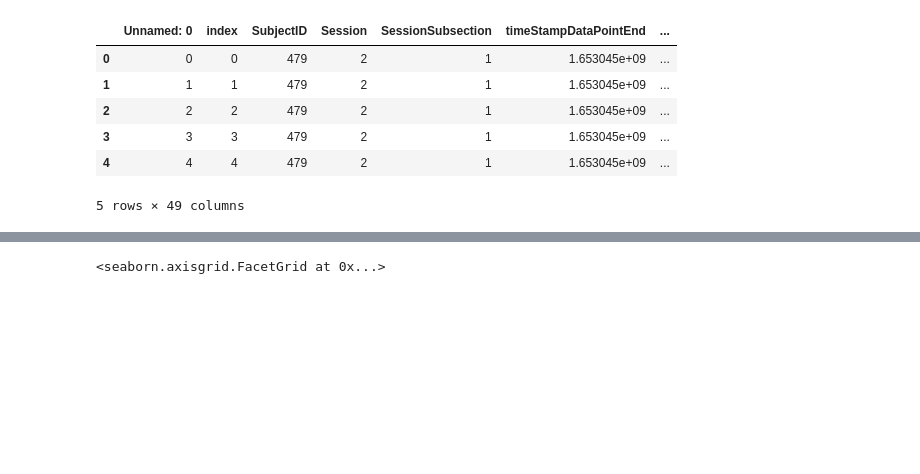
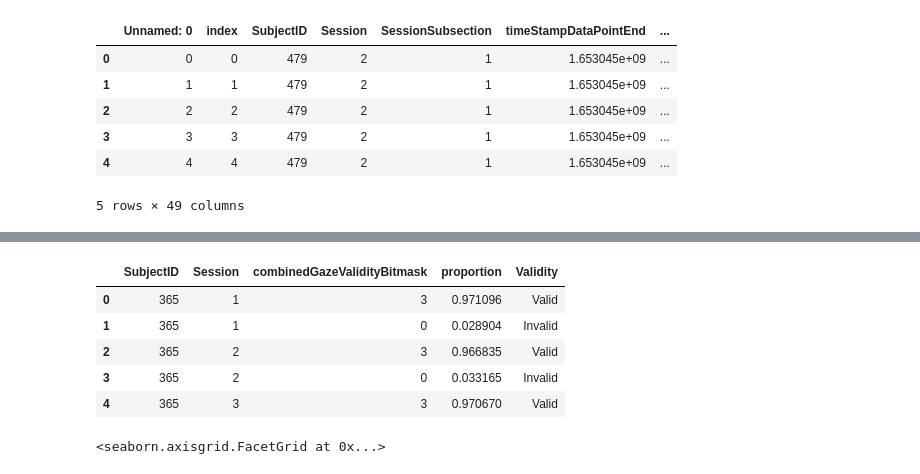
Before and after one commit to tracysanchez/DataAnalysis, a Jupyter notebook: Exp1/Colliderhits/06_Dwelling_Time.ipynb, the cells around one changed output, grey strips where cells are left out. Drawn from its saved outputs; the diff is of its cells as text; code cells hidden in the pictures; blank space fills up the shorter version.

Commit message:
Rain Cloud body face gazes

```diff
--- a/Exp1/Colliderhits/06_Dwelling_Time.ipynb
+++ b/Exp1/Colliderhits/06_Dwelling_Time.ipynb
@@ -41,4 +42,13 @@ Blinks = pd.DataFrame(data_frame.groupby(["SubjectID", "Session"])["combinedGaze
 Blinks.rename(columns ={"combinedGazeValidityBitmask": "Percentage"}, inplace=True)
 Blinks.reset_index(inplace=True)
 Blinks.loc[:, 'Validity'] = Blinks['combinedGazeValidityBitmask'].replace( {3:"Valid", 0:"Invalid"})
+# %%
+Blinks.head()
+# %% [output]
+|  | SubjectID | Session | combinedGazeValidityBitmask | proportion | Validity |
+| 0 | 365 | 1 | 3 | 0.971096 | Valid |
+| 1 | 365 | 1 | 0 | 0.028904 | Invalid |
+| 2 | 365 | 2 | 3 | 0.966835 | Valid |
+| 3 | 365 | 2 | 0 | 0.033165 | Invalid |
+| 4 | 365 | 3 | 3 | 0.970670 | Valid |
 # %%
```
Also changed, not shown: parts of 19 cells of this notebook, 4 other files.
